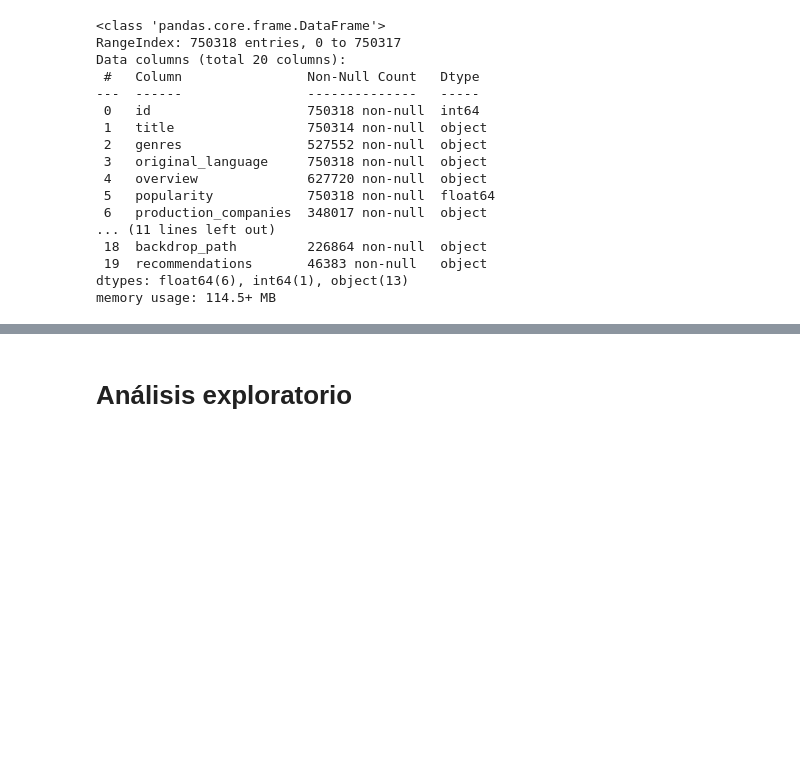
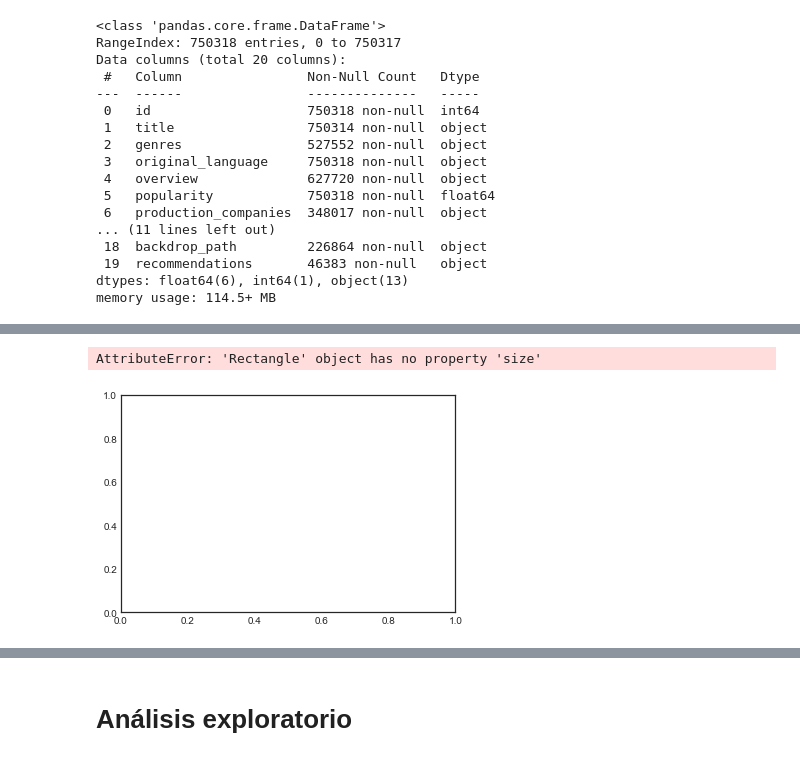
Before and after one commit to jesus-valencia97/Diplomado-en-ciencia-de-datos, a Jupyter notebook: Proyecto/Modulo 5/M1/M5 - Modulo1.ipynb, the cells around one changed output, grey strips where cells are left out. Drawn from its saved outputs; the diff is of its cells as text; code cells hidden in the pictures; blank space fills up the shorter version.

```diff
--- a/Proyecto/Modulo 5/M1/M5 - Modulo1.ipynb
+++ b/Proyecto/Modulo 5/M1/M5 - Modulo1.ipynb
@@ -79,3 +79,7 @@ TMDb.head(2)
 |  | id | title | genres | original_language | overview | popularity | production_companies | ... |
 | 0 | 610150 | Dragon Ball Super: Super Hero | Animation-Science Fiction-Action | ja | The Red Ribbon Army an evil organ... | 7294.015 | Shueisha-Fuji Television Network-... | ... |
 | 1 | 616037 | Thor: Love and Thunder | Action-Adventure-Fantasy | en | After his retirement is interrupt... | 5207.555 | Marvel Studios-Kevin Feige Produc... | ... |
+# %%
+vars = ['id','genres','original_language','overview','popularity','release_date','budget','revenue','runtime','status','tagline','vote_average','vote_count','keywords','poster_path','backdrop_path']
+TMDb = TMDb[vars]
+TMDb.head(2)
@@ -81,0 +90,6 @@ TMDb.head(2)
+# %%
+VA = pd.DataFrame(TMDb.isna().sum(),columns = ['Valores ausentes'])
+VA[' '] = TMDb.shape[0]
+VA[' '] = VA[' '] - VA['Valores ausentes']
+# VA['%'] = round(VA['n']/TMDb.shape[0]*100,2)
+VA
@@ -81,0 +114,5 @@ TMDb.head(2)
+# %%
+VA.plot(kind= 'bar', stacked = True)
+# %% [output]
+AttributeError: 'Rectangle' object has no property 'size'
+[figure, added]
```
Also changed, not shown: parts of 6 cells of this notebook, 2 other files.
